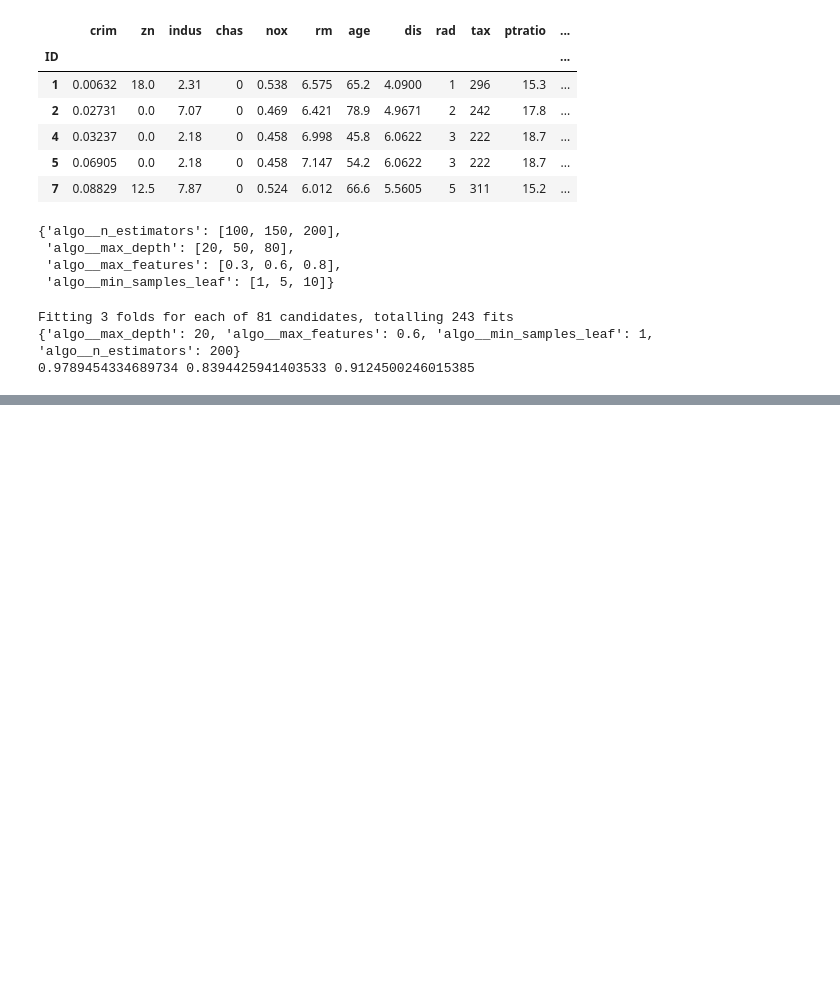
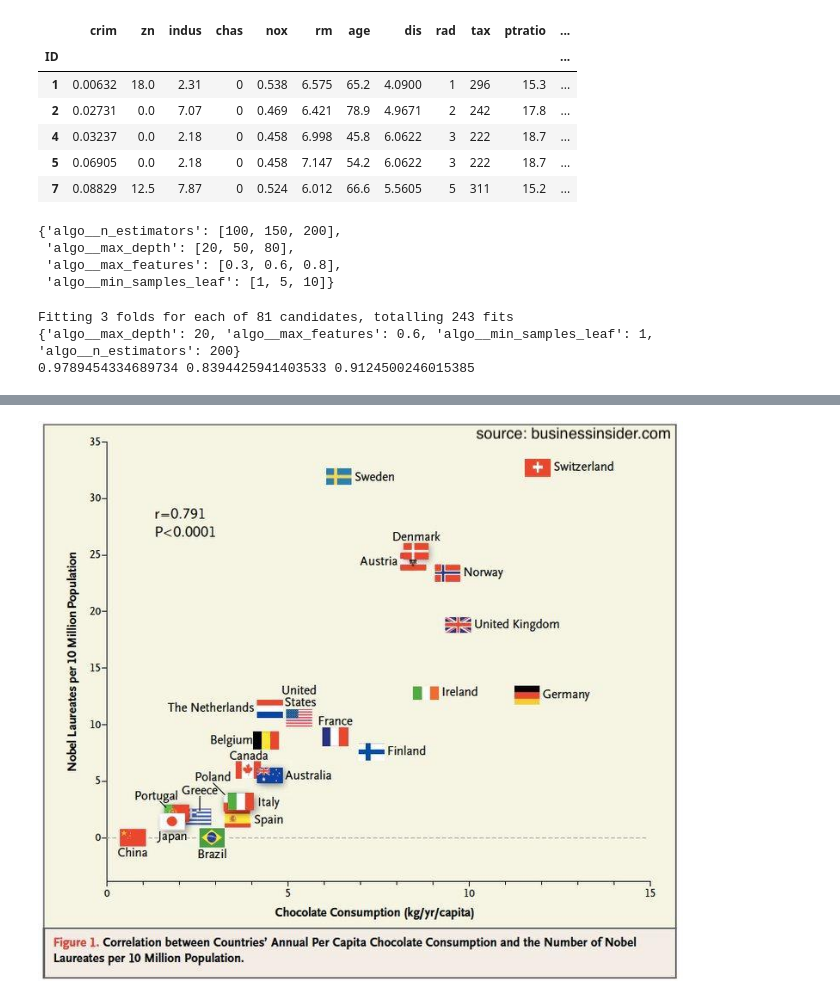
Before and after one commit to FransiscoReadyPermana/supervised_learning, a Jupyter notebook: 06 - RF/part2-RegresiMenggunakanRandomForest.ipynb, the cells around one changed output, grey strips where cells are left out. Drawn from its saved outputs; the diff is of its cells as text; code cells hidden in the pictures; blank space fills up the shorter version.

```diff
--- a/06 - RF/part2-RegresiMenggunakanRandomForest.ipynb
+++ b/06 - RF/part2-RegresiMenggunakanRandomForest.ipynb
@@ -84,0 +112,4 @@ Fitting 3 folds for each of 81 candidates, totalling 243 fits
+# %%
+illustration.fallacy1
+# %% [output]
+[figure, added]
```
Also changed, not shown: parts of 11 cells of this notebook, 1 other file.
